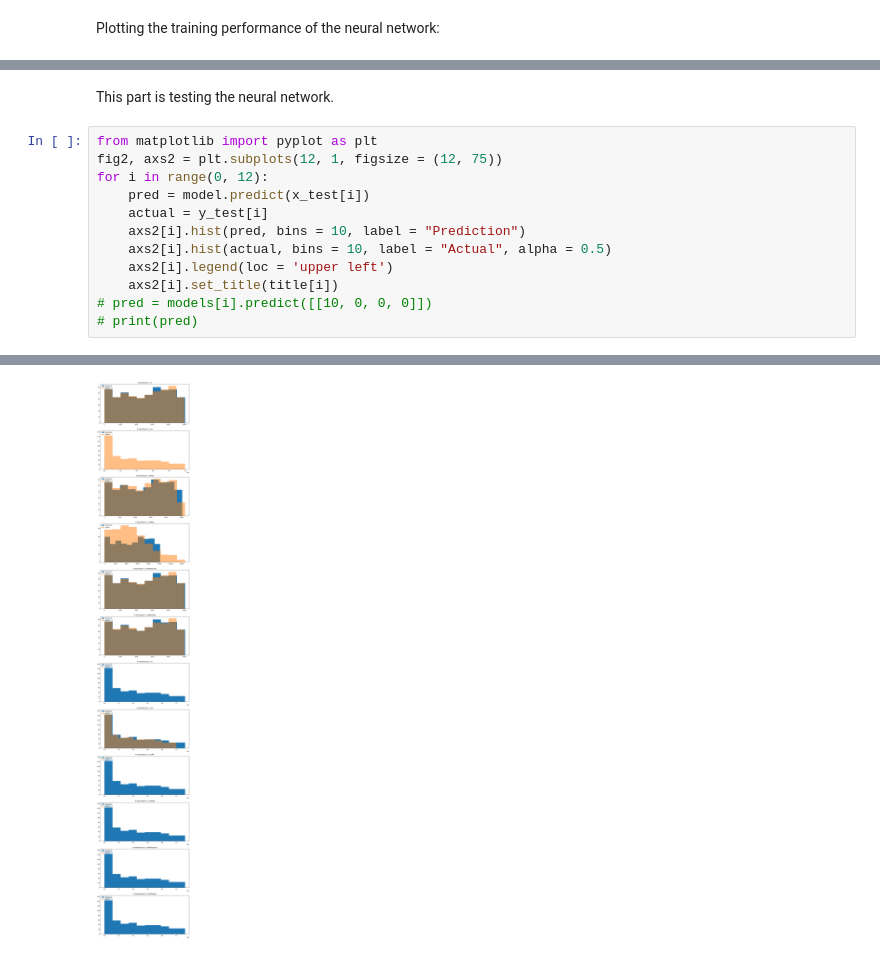
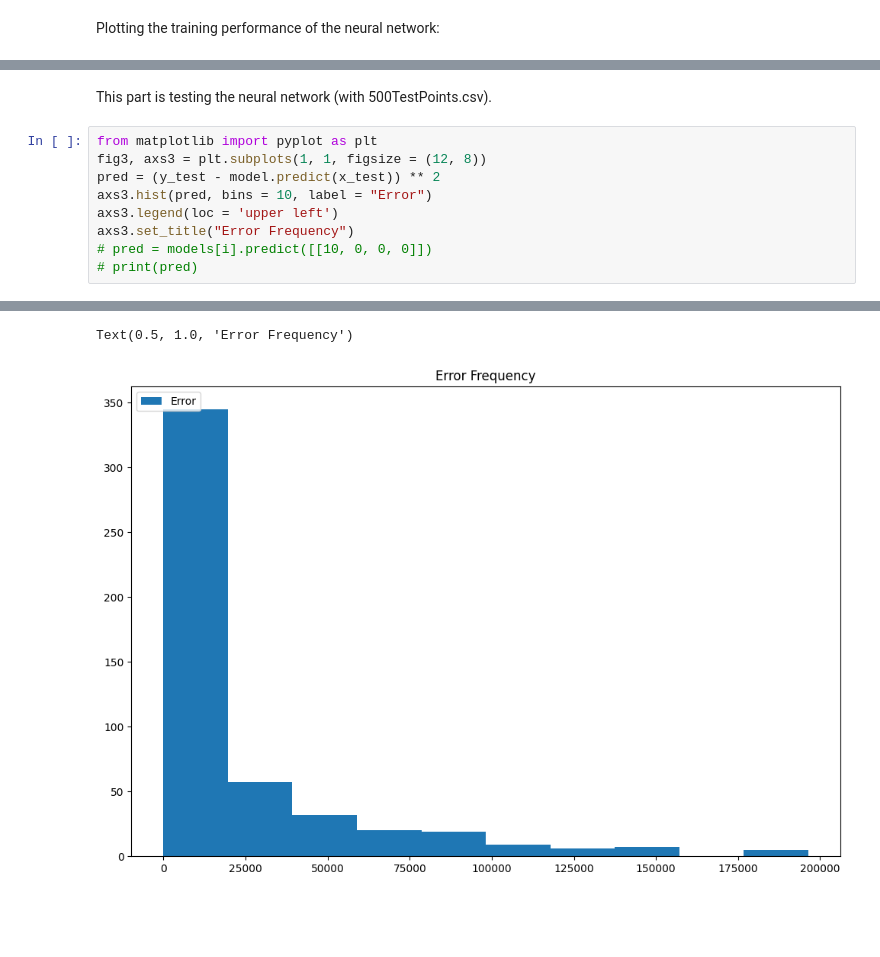
Before and after one commit to nathankang727/Machine-Learning-MT2, a Jupyter notebook: Nathan Meetings/New Dataset Einstein Relation.ipynb, the cells around one changed output, grey strips where cells are left out. Drawn from its saved outputs; the diff is of its cells as text; blank space fills up the shorter version.

```diff
--- a/Nathan Meetings/New Dataset Einstein Relation.ipynb
+++ b/Nathan Meetings/New Dataset Einstein Relation.ipynb
@@ -102,15 +122,12 @@ dict_keys(['loss', 'accuracy'])
 # %% [markdown]
-This part is testing the neural network.
+This part is testing the neural network (with 500TestPoints.csv).
 # %%
 from matplotlib import pyplot as plt
-fig2, axs2 = plt.subplots(12, 1, figsize = (12, 75))
-for i in range(0, 12):
-    pred = model.predict(x_test[i])
-    actual = y_test[i]
-    axs2[i].hist(pred, bins = 10, label = "Prediction")
-    axs2[i].hist(actual, bins = 10, label = "Actual", alpha = 0.5)
-    axs2[i].legend(loc = 'upper left')
-    axs2[i].set_title(title[i])
+fig3, axs3 = plt.subplots(1, 1, figsize = (12, 8))
+pred = (y_test - model.predict(x_test)) ** 2
+axs3.hist(pred, bins = 10, label = "Error")
+axs3.legend(loc = 'upper left')
+axs3.set_title("Error Frequency")
 # pred = models[i].predict([[10, 0, 0, 0]])
 # print(pred)
 # %% [output]
@@ -129 +135,2 @@ for i in range(0, 12):
+Text(0.5, 1.0, 'Error Frequency')
-[figure, old version]
+[figure, new version]
```
Also changed, not shown: parts of 8 cells of this notebook.
